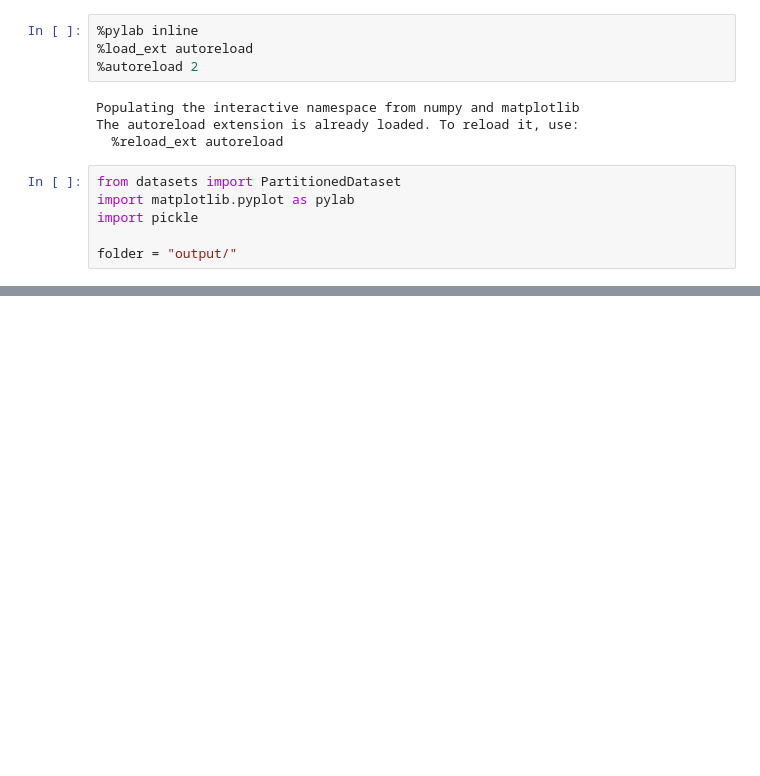
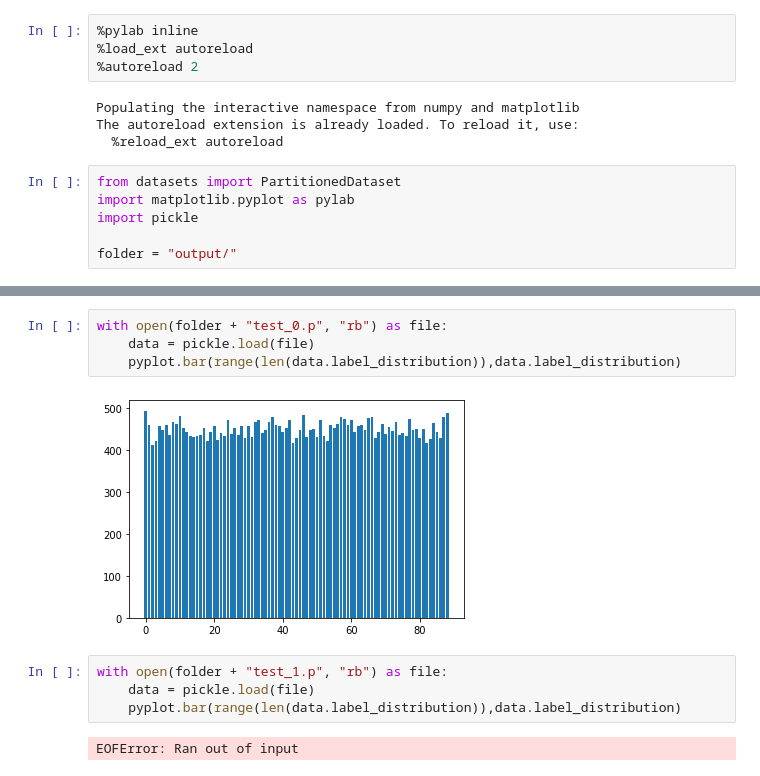
Before and after one commit to LE-V-EL/generators, a Jupyter notebook: Distributions.ipynb, the cells around one changed output, grey strips where cells are left out. Saved outputs shown, nothing was run; the diff lists cells and outputs as text; blank space fills up the shorter version.

```diff
--- a/Distributions.ipynb
+++ b/Distributions.ipynb
@@ -56,0 +63,12 @@ with open(folder + "val_0.p", "rb") as file:
+# %%
+with open(folder + "test_0.p", "rb") as file:
+    data = pickle.load(file)
+    pyplot.bar(range(len(data.label_distribution)),data.label_distribution)
+# %% [output]
+[figure, added]
+# %%
+with open(folder + "test_1.p", "rb") as file:
+    data = pickle.load(file)
+    pyplot.bar(range(len(data.label_distribution)),data.label_distribution)
+# %% [output]
+EOFError: Ran out of input
```
Also changed, not shown: parts of 8 cells of this notebook, 1 other file.
